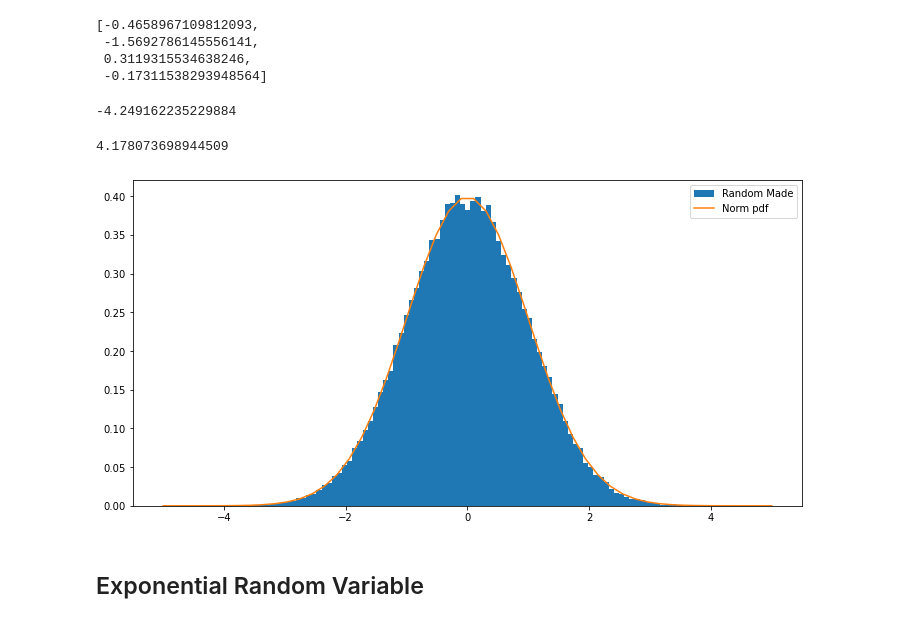
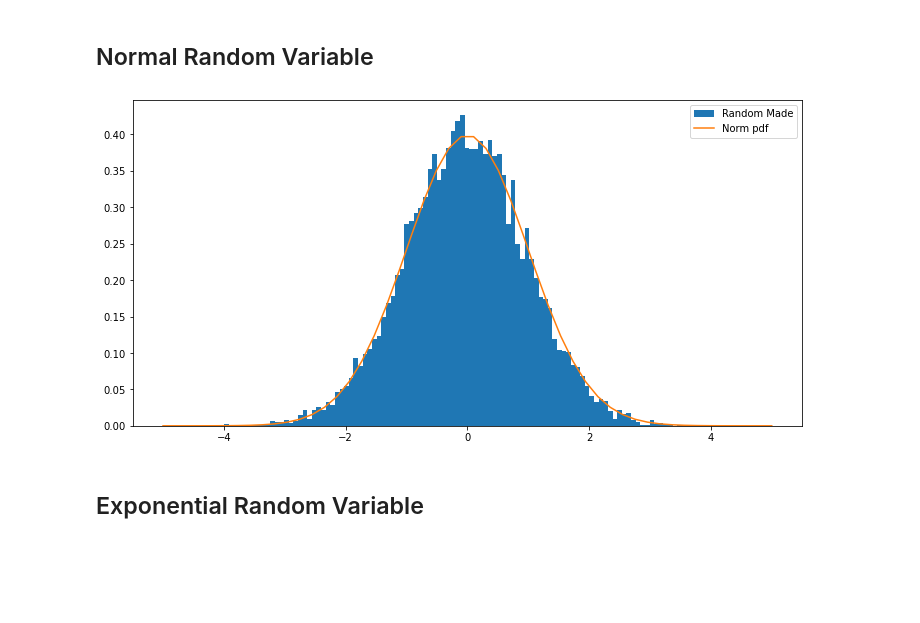
Before and after one commit to MalrangQuant/Simulation_Lecture, a Jupyter notebook: Inverse_Method.ipynb, the cells around one changed output. Cells and saved outputs as stored; diff of their text form; code cells hidden in the pictures; blank space fills up the shorter version.

```diff
--- a/Inverse_Method.ipynb
+++ b/Inverse_Method.ipynb
@@ -7,4 +9,6 @@ import matplotlib.pyplot as plt
 import scipy
+# %% [markdown]
+## Normal Random Variable
 # %%
 '''정규분포 cdf의 역함수'''
 def inv_normal_df(u):
@@ -12,20 +16,19 @@ def inv_normal_df(u):
 # %%
 '''Uniform 분포 값 발생'''
 random_num = [random.random() for x in range (10000)]
 
 inv_normal_df_list = [inv_normal_df(u) for u in random_num]
 
-inv_normal_df_list[0:4]
+histogram = np.histogram(inv_normal_df_list)
+histogram_distribution = stats.rv_histogram(histogram)
+
+x = np.linspace(-5, 5)
+y = stats.norm.pdf(x)
+
+plt.figure(figsize=(12,6))
+plt.hist(inv_normal_df_list, density=True, bins=100, label='Random Made')
+plt.plot(x, y, label='Norm pdf')
+plt.legend()
+plt.show()
 # %% [output]
-[-0.4658967109812093,
- -1.5692786145556141,
- 0.3119315534638246,
- -0.17311538293948564]
+[figure, added]
-# %%
-min(inv_normal_df_list)
-# %% [output]
--4.249162235229884
-# %%
-max(inv_normal_df_list)
-# %% [output]
-4.178073698944509
@@ -38,11 +35,3 @@ y = stats.norm.pdf(x)
-# %%
-plt.figure(figsize=(12,6))
-plt.hist(inv_normal_df_list, density=True, bins=100, label='Random Made')
-plt.plot(x, y, label='Norm pdf')
-plt.legend()
-plt.show()
-# %% [output]
-[figure, removed]
 # %% [markdown]
 ## Exponential Random Variable
 # %%
```
Also changed, not shown: parts of 14 cells of this notebook.
